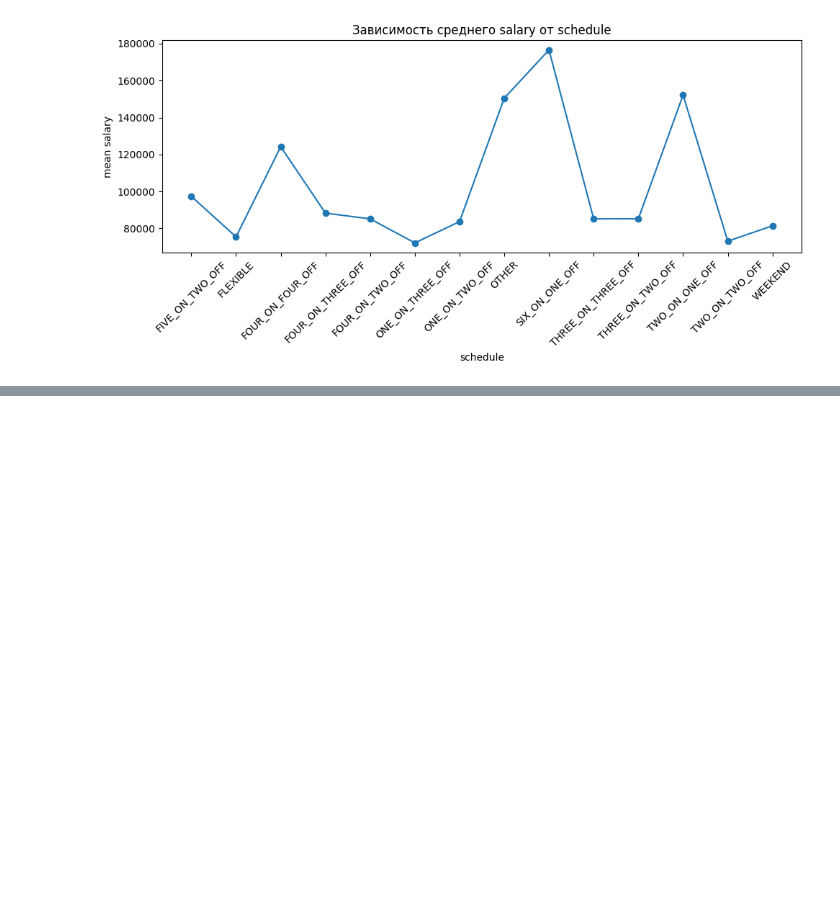
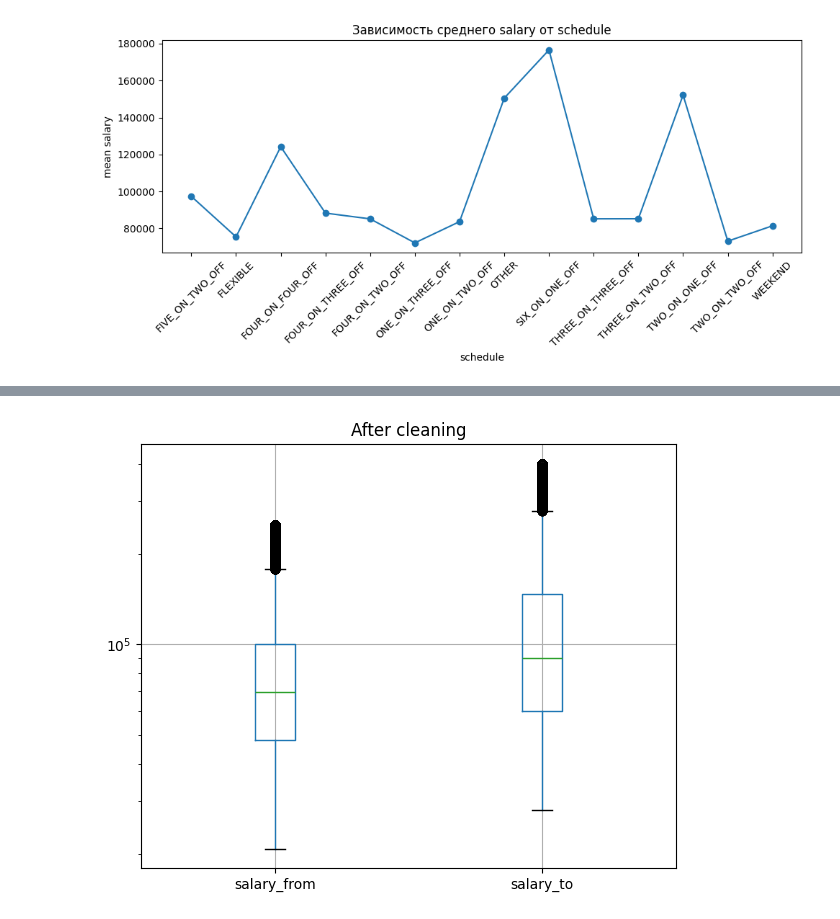
Before and after one commit to maximka-44js/project, a Jupyter notebook: model_final.ipynb, the cells around one changed output, grey strips where cells are left out. Cells and saved outputs as stored; diff of their text form; code cells hidden in the pictures; blank space fills up the shorter version.

```diff
--- a/model_final.ipynb
+++ b/model_final.ipynb
@@ -129,23 +120,44 @@ new_df.head(10)
 X = new_df.drop(columns=['salary_from', 'salary_to'])
 y = new_df[['salary_from', 'salary_to']]
 
+
+# пропуски
 mask = y['salary_from'].notna() & y['salary_to'].notna()
 X_clean = X[mask].reset_index(drop=True)
 y_clean = y[mask].reset_index(drop=True)
 
+# явные ошибки
+mask = (y_clean['salary_from'] > 0) & (y_clean['salary_to'] > 0) & \
+       (y_clean['salary_from'] <= y_clean['salary_to'])
+X_clean = X_clean[mask].reset_index(drop=True)
+y_clean = y_clean[mask].reset_index(drop=True)
+
+# нижний порог
 mask = (y_clean['salary_from'] > 5000) & (y_clean['salary_to'] > 5000)
 X_min = X_clean[mask].reset_index(drop=True)
 y_min = y_clean[mask].reset_index(drop=True)
 
-q_low = y_min['salary_to'].quantile(0.01)
-q_high = y_min['salary_to'].quantile(0.99)
+# выбросы
+q1_low, q1_high = y_min['salary_from'].quantile([0.01, 0.99])
+q2_low, q2_high = y_min['salary_to'].quantile([0.01, 0.99])
 
-mask_out = (y_min['salary_to'] >= q_low) & (y_min['salary_to'] <= q_high)
+mask_out = (y_min['salary_from'].between(q1_low, q1_high)) & \
+           (y_min['salary_to'].between(q2_low, q2_high))
 
 X = X_min[mask_out].reset_index(drop=True)
 y = y_min[mask_out].reset_index(drop=True)
 
+# логирование
 y_log = np.log1p(y)
+# %%
+plt.figure(figsize=(6, 5))
+y[['salary_from', 'salary_to']].boxplot()
+plt.yscale('log')
+plt.title('After cleaning')
+plt.tight_layout()
+plt.show()
+# %% [output]
+[figure, added]
 # %%
 X_train, X_test, y_train, y_test = train_test_split(
     X, y_log, test_size=0.2, random_state=42
```
Also changed, not shown: parts of 12 cells of this notebook.
